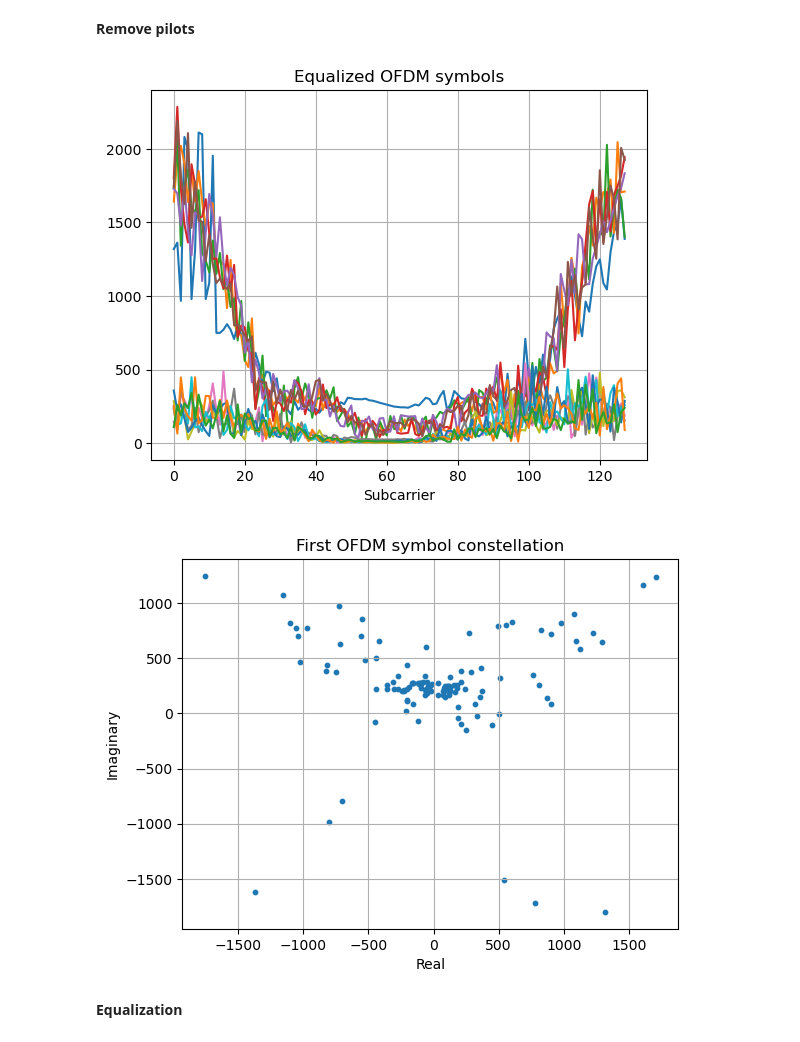
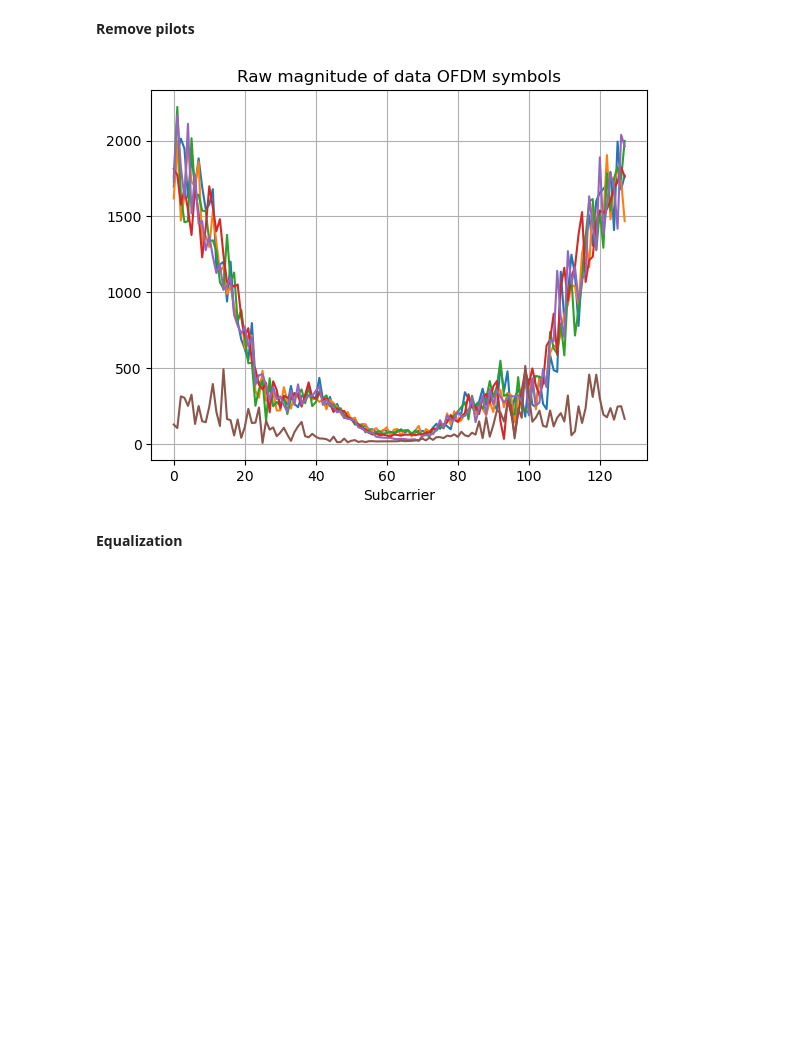
Before and after one commit to axellangenskiold/eitn21, a Jupyter notebook: assignment1_task3_alice.ipynb, the cells around one changed output. Cells and saved outputs as stored; diff of their text form; code cells hidden in the pictures; blank space fills up the shorter version.

```diff
--- a/assignment1_task3_alice.ipynb
+++ b/assignment1_task3_alice.ipynb
@@ -21,13 +21,11 @@ Tsym = 58 * 10**-3
 n = np.arange(len(r))
 r_I =  2 * r * np.cos(2 * np.pi * fc * n / fs)
 r_Q = -2 * r * np.sin(2 * np.pi * fc * n / fs)
-from scipy.signal import butter, freqz, lfilter
+from scipy.signal import butter, freqz, filtfilt
 
 b, a = butter(8, 0.05)
-r_I_filt = lfilter(b, a, r_I)
-r_Q_filt = lfilter(b, a, r_Q)
-
-#Plot the amplitude frequency response of the filter
+r_I_filt = filtfilt(b, a, r_I)
+r_Q_filt = filtfilt(b, a, r_Q)
 
 w, h = freqz(b, a)
 plt.plot(w, 20 * np.log10(abs(h)))
@@ -43,9 +41,10 @@ It shows how the filter attenuates different frequencies, with the x-axis repres
 # %% [markdown]
 **A/D Conversion and Down Sampling**
 # %%
-D = round(fs * Tsym / Nsc)   # = round(44100 * 0.058 / 128) = 20
-r_I_down = r_I_filt[::D]
-r_Q_down = r_Q_filt[::D]
+D = fs * Tsym / Nsc   # exact ratio, not rounded
+idx = np.arange(0, len(r_I_filt), D)
+r_I_down = np.interp(idx, np.arange(len(r_I_filt)), r_I_filt)
+r_Q_down = np.interp(idx, np.arange(len(r_Q_filt)), r_Q_filt)
 r_bb = r_I_down + 1j * r_Q_down
-print(f'D={D}, r_bb length={len(r_bb)}, ~{len(r_bb)//(Nsc+Ncp)} OFDM symbols')
+print(f'D={D:.4f}, r_bb length={len(r_bb)}, ~{len(r_bb)//(Nsc+Ncp)} OFDM symbols')
 # %% [output]
@@ -61,11 +60,10 @@ phi1  = np.sum(np.abs(wins[:, :Tper])**2, axis=1)
 phi2  = np.sum(np.abs(wins[:, Tper:])**2, axis=1)
 mu    = np.abs(gamma) / np.sqrt(phi1 * phi2 + 1e-10)
 
-T0 = np.argmax(mu)          # start of pilot OFDM data (after CP)
-t0 = T0 - Ncp               # start of pilot CP
+T0 = np.argmax(mu)          # argmax falls at start of pilot data (after CP)
+t0 = T0 - Ncp - 1           # start of pilot CP; -1 corrects a sub-sample sync bias
 print(f'Pilot starts at: {t0}, OFDM data at: {T0}')
 
-# Extract symbols from t0 (start of pilot CP)
 Nofdm   = Nsc + Ncp
 n_sym   = (len(r_bb) - t0) // Nofdm
 ofdm_blocks = r_bb[t0 : t0 + n_sym*Nofdm].reshape(n_sym, Nofdm)
@@ -119,15 +132,11 @@ plt.grid(); plt.show()
 # %% [markdown]
 **Remove pilots**
 # %%
-X_data = X[1:-1]
-plt.plot(np.abs(X_data).T)
-plt.title('Equalized OFDM symbols'); plt.xlabel('Subcarrier'); plt.grid(); plt.show()
-plt.scatter(X_data[3].real, X_data[0].imag, s=10)
-plt.title('First OFDM symbol constellation'); plt.xlabel('Real'); plt.ylabel('Imaginary')
-plt.grid(); plt.show()
+X_data = X[1:]   # length symbol + all remaining symbols
+plt.plot(np.abs(X[2:8]).T)
+plt.title('Raw magnitude of data OFDM symbols'); plt.xlabel('Subcarrier'); plt.grid(); plt.show()
 # %% [output]
-[figure, old version]
+[figure, new version]
-[figure, removed]
 # %% [markdown]
 **Equalization**
 # %%
```
Also changed, not shown: parts of 5 cells of this notebook.
